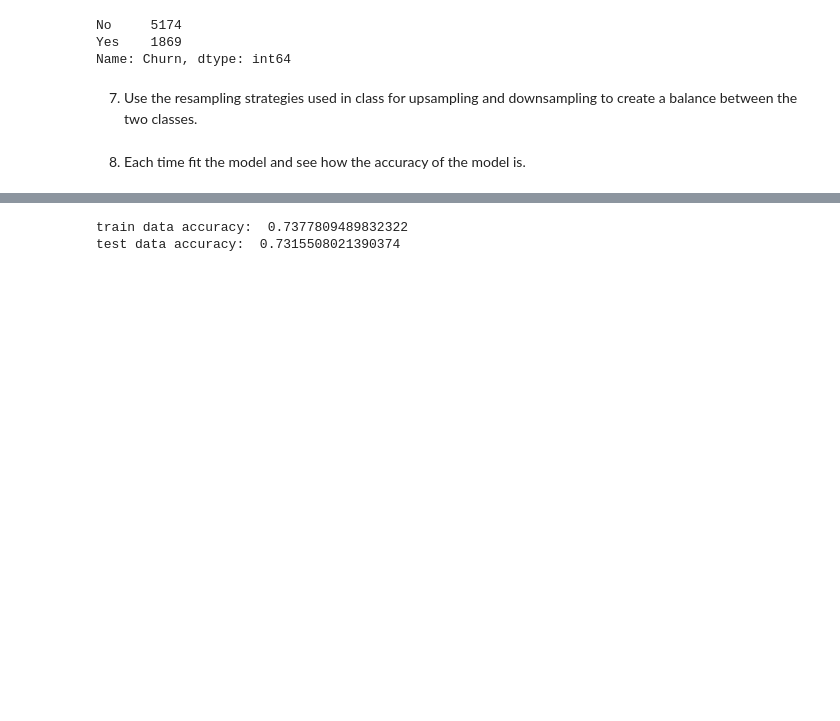
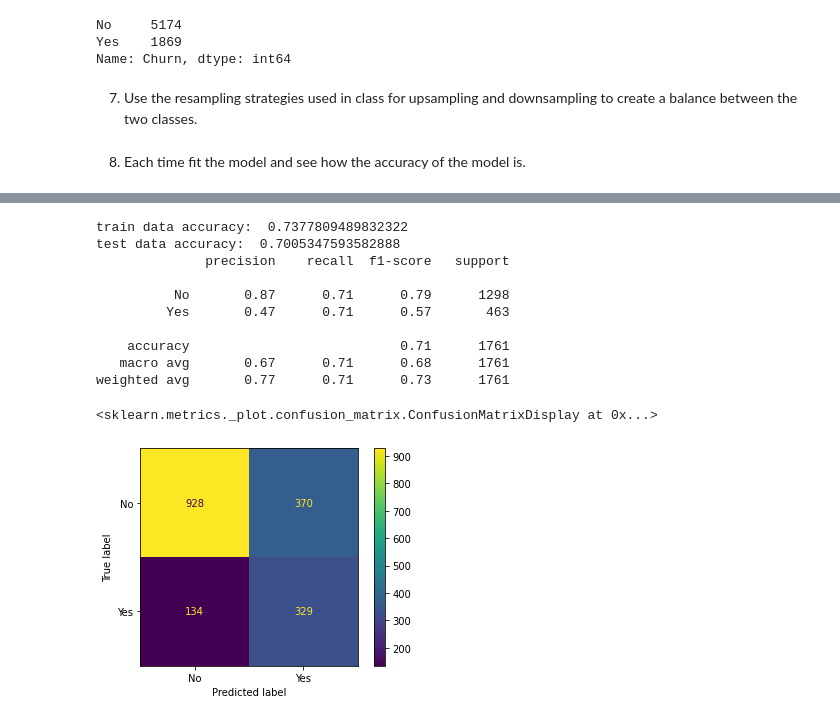
Before and after one commit to elizabeth-sames/lab-handling-data-imbalance-classification, a Jupyter notebook: Lab - Handling data imbalance - classification.ipynb, the cells around one changed output, grey strips where cells are left out. Cells and saved outputs as stored; diff of their text form; code cells hidden in the pictures; blank space fills up the shorter version.

```diff
--- a/Lab - Handling data imbalance - classification.ipynb
+++ b/Lab - Handling data imbalance - classification.ipynb
@@ -201,13 +237,30 @@ test data accuracy:  0.7363741785852339
 # %%
 # downsampled model
 y = churnData_downsampled['Churn']
 X = churnData_downsampled.drop(['Churn'], axis=1)
 
-X_train, X_test, y_train, y_test = train_test_split(X, y, random_state=0)
+X_train_d, X_test_d, y_train_d, y_test_d = train_test_split(X, y, random_state=0)
 
-clf_d = LogisticRegression().fit(X_train, y_train)
-print('train data accuracy: ', clf_d.score(X_train, y_train))
-print('test data accuracy: ', clf_d.score(X_test, y_test))
+clf_d = LogisticRegression().fit(X_train_d, y_train_d)
+print('train data accuracy: ', clf_d.score(X_train_d, y_train_d))
+print('test data accuracy: ', clf_d.score(X_test_d, y_test_d))
+
+pred = clf_d.predict(X_test)
+log_model_downsampled = classification_report(y_test, pred)
+print(log_model_downsampled)
+
+from sklearn.metrics import plot_confusion_matrix
+plot_confusion_matrix(clf_d, X_test, y_test)
 # %% [output]
 train data accuracy:  0.7377809489832322
-test data accuracy:  0.7315508021390374
+test data accuracy:  0.7005347593582888
+              precision    recall  f1-score   support
+
+          No       0.87      0.71      0.79      1298
+         Yes       0.47      0.71      0.57       463
+
+    accuracy                           0.71      1761
+   macro avg       0.67      0.71      0.68      1761
+weighted avg       0.77      0.71      0.73      1761
+<sklearn.metrics._plot.confusion_matrix.ConfusionMatrixDisplay at 0x...>
+[figure, added]
```
Also changed, not shown: parts of 6 cells of this notebook.
